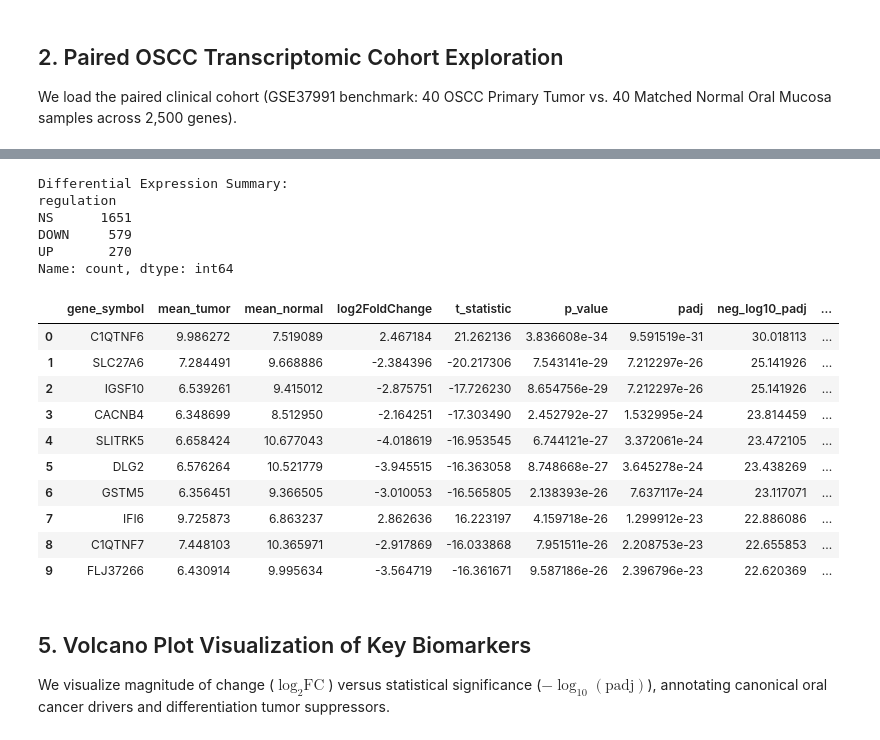
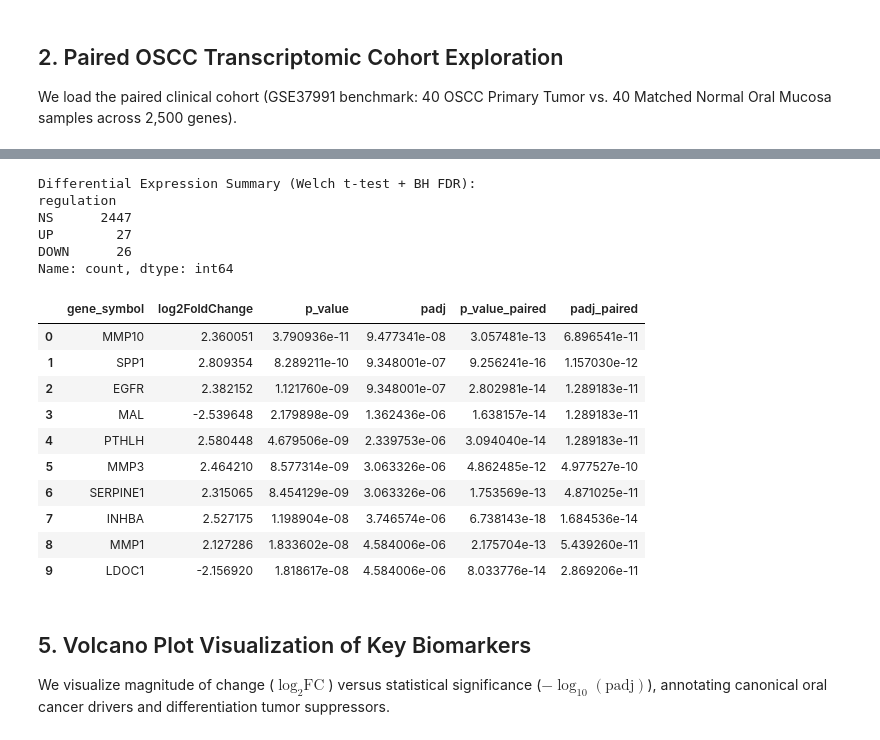
Before and after one commit to Abdulrahman-MK/oral-cancer-genomics-ml, a Jupyter notebook: notebooks/OSCC_Biomarker_Discovery_Tutorial.ipynb, the cells around one changed output, grey strips where cells are left out. Cells and saved outputs as stored; diff of their text form; code cells hidden in the pictures.

```diff
--- a/notebooks/OSCC_Biomarker_Discovery_Tutorial.ipynb
+++ b/notebooks/OSCC_Biomarker_Discovery_Tutorial.ipynb
@@ -147,61 +148,76 @@ $$q_{(i)} = \min_{k \ge i} \left( \frac{M}{k} p_{(k)} \right)$$
 # %%
-# Perform DGE Analysis
-tumor_cols = meta_df[meta_df['sample_type'] == 'OSCC_Tumor'].index
-normal_cols = meta_df[meta_df['sample_type'] == 'Matched_Normal'].index
+# Pair matched patient samples
+patients = sorted(meta_df["patient_id"].unique())
+tumor_cols = []
+normal_cols = []
+for pid in patients:
+    t_id = meta_df[(meta_df["patient_id"] == pid) & (meta_df["sample_type"] == "OSCC_Tumor")].index[0]
+    n_id = meta_df[(meta_df["patient_id"] == pid) & (meta_df["sample_type"] == "Matched_Normal")].index[0]
+    tumor_cols.append(t_id)
+    normal_cols.append(n_id)
 
 tumor_mat = expr_df[tumor_cols].values
 normal_mat = expr_df[normal_cols].values
 
-# Welch's t-test
-t_stats, p_vals = stats.ttest_ind(tumor_mat, normal_mat, axis=1, equal_var=False)
-p_vals = np.nan_to_num(p_vals, nan=1.0)
-t_stats = np.nan_to_num(t_stats, nan=0.0)
+# 1. Welch's t-test
+t_stats_welch, p_vals_welch = stats.ttest_ind(tumor_mat, normal_mat, axis=1, equal_var=False)
+p_vals_welch = np.nan_to_num(p_vals_welch, nan=1.0)
+t_stats_welch = np.nan_to_num(t_stats_welch, nan=0.0)
+
+# 2. Paired Student's t-test
+t_stats_paired, p_vals_paired = stats.ttest_rel(tumor_mat, normal_mat, axis=1)
+p_vals_paired = np.nan_to_num(p_vals_paired, nan=1.0)
+t_stats_paired = np.nan_to_num(t_stats_paired, nan=0.0)
 
 # Benjamini-Hochberg Multiple Testing Correction
-rejected, padj, _, _ = multipletests(p_vals, alpha=0.01, method='fdr_bh')
+_, padj_welch, _, _ = multipletests(p_vals_welch, alpha=0.01, method='fdr_bh')
+_, padj_paired, _, _ = multipletests(p_vals_paired, alpha=0.01, method='fdr_bh')
 
 mean_tumor = tumor_mat.mean(axis=1)
 mean_normal = normal_mat.mean(axis=1)
 log2fc = mean_tumor - mean_normal
 
 dge_results = pd.DataFrame({
     'gene_symbol': expr_df.index,
     'mean_tumor': mean_tumor,
     'mean_normal': mean_normal,
     'log2FoldChange': log2fc,
-    't_statistic': t_stats,
-    'p_value': p_vals,
-    'padj': padj,
-    'neg_log10_padj': -np.log10(np.clip(padj, 1e-300, 1.0))
+    't_statistic': t_stats_welch,
+    'p_value': p_vals_welch,
+    'padj': padj_welch,
+    't_stat_paired': t_stats_paired,
+    'p_value_paired': p_vals_paired,
+    'padj_paired': padj_paired,
+    'neg_log10_padj': -np.log10(np.clip(padj_welch, 1e-300, 1.0))
 })
 
 # Classify regulation status
 dge_results['regulation'] = 'NS'
 dge_results.loc[(dge_results['padj'] <= 0.01) & (dge_results['log2FoldChange'] >= 1.5), 'regulation'] = 'UP'
 dge_results.loc[(dge_results['padj'] <= 0.01) & (dge_results['log2FoldChange'] <= -1.5), 'regulation'] = 'DOWN'
 dge_results = dge_results.sort_values('padj').reset_index(drop=True)
 
-print("Differential Expression Summary:")
+print("Differential Expression Summary (Welch t-test + BH FDR):")
 print(dge_results['regulation'].value_counts())
-display(dge_results.head(10))
+display(dge_results[['gene_symbol', 'log2FoldChange', 'p_value', 'padj', 'p_value_paired', 'padj_paired']].head(10))
 # %% [output]
-Differential Expression Summary:
+Differential Expression Summary (Welch t-test + BH FDR):
 regulation
-NS      1651
-DOWN     579
-UP       270
+NS      2447
+UP        27
+DOWN      26
 Name: count, dtype: int64
-|  | gene_symbol | mean_tumor | mean_normal | log2FoldChange | t_statistic | p_value | padj | neg_log10_padj | ... |
-| 0 | C1QTNF6 | 9.986272 | 7.519089 | 2.467184 | 21.262136 | 3.836608e-34 | 9.591519e-31 | 30.018113 | ... |
-| 1 | SLC27A6 | 7.284491 | 9.668886 | -2.384396 | -20.217306 | 7.543141e-29 | 7.212297e-26 | 25.141926 | ... |
-| 2 | IGSF10 | 6.539261 | 9.415012 | -2.875751 | -17.726230 | 8.654756e-29 | 7.212297e-26 | 25.141926 | ... |
-| 3 | CACNB4 | 6.348699 | 8.512950 | -2.164251 | -17.303490 | 2.452792e-27 | 1.532995e-24 | 23.814459 | ... |
-| 4 | SLITRK5 | 6.658424 | 10.677043 | -4.018619 | -16.953545 | 6.744121e-27 | 3.372061e-24 | 23.472105 | ... |
-| 5 | DLG2 | 6.576264 | 10.521779 | -3.945515 | -16.363058 | 8.748668e-27 | 3.645278e-24 | 23.438269 | ... |
-| 6 | GSTM5 | 6.356451 | 9.366505 | -3.010053 | -16.565805 | 2.138393e-26 | 7.637117e-24 | 23.117071 | ... |
-| 7 | IFI6 | 9.725873 | 6.863237 | 2.862636 | 16.223197 | 4.159718e-26 | 1.299912e-23 | 22.886086 | ... |
-| 8 | C1QTNF7 | 7.448103 | 10.365971 | -2.917869 | -16.033868 | 7.951511e-26 | 2.208753e-23 | 22.655853 | ... |
-| 9 | FLJ37266 | 6.430914 | 9.995634 | -3.564719 | -16.361671 | 9.587186e-26 | 2.396796e-23 | 22.620369 | ... |
+|  | gene_symbol | log2FoldChange | p_value | padj | p_value_paired | padj_paired |
+| 0 | MMP10 | 2.360051 | 3.790936e-11 | 9.477341e-08 | 3.057481e-13 | 6.896541e-11 |
+| 1 | SPP1 | 2.809354 | 8.289211e-10 | 9.348001e-07 | 9.256241e-16 | 1.157030e-12 |
+| 2 | EGFR | 2.382152 | 1.121760e-09 | 9.348001e-07 | 2.802981e-14 | 1.289183e-11 |
+| 3 | MAL | -2.539648 | 2.179898e-09 | 1.362436e-06 | 1.638157e-14 | 1.289183e-11 |
+| 4 | PTHLH | 2.580448 | 4.679506e-09 | 2.339753e-06 | 3.094040e-14 | 1.289183e-11 |
+| 5 | MMP3 | 2.464210 | 8.577314e-09 | 3.063326e-06 | 4.862485e-12 | 4.977527e-10 |
+| 6 | SERPINE1 | 2.315065 | 8.454129e-09 | 3.063326e-06 | 1.753569e-13 | 4.871025e-11 |
+| 7 | INHBA | 2.527175 | 1.198904e-08 | 3.746574e-06 | 6.738143e-18 | 1.684536e-14 |
+| 8 | MMP1 | 2.127286 | 1.833602e-08 | 4.584006e-06 | 2.175704e-13 | 5.439260e-11 |
+| 9 | LDOC1 | -2.156920 | 1.818617e-08 | 4.584006e-06 | 8.033776e-14 | 2.869206e-11 |
 # %% [markdown]
 ## 5. Volcano Plot Visualization of Key Biomarkers
 We visualize magnitude of change ($\log_2\text{FC}$) versus statistical significance ($-\log_{10}(\text{padj})$), annotating canonical oral cancer drivers and differentiation tumor suppressors.
```
Also changed, not shown: parts of 16 cells of this notebook, 10 other files.
